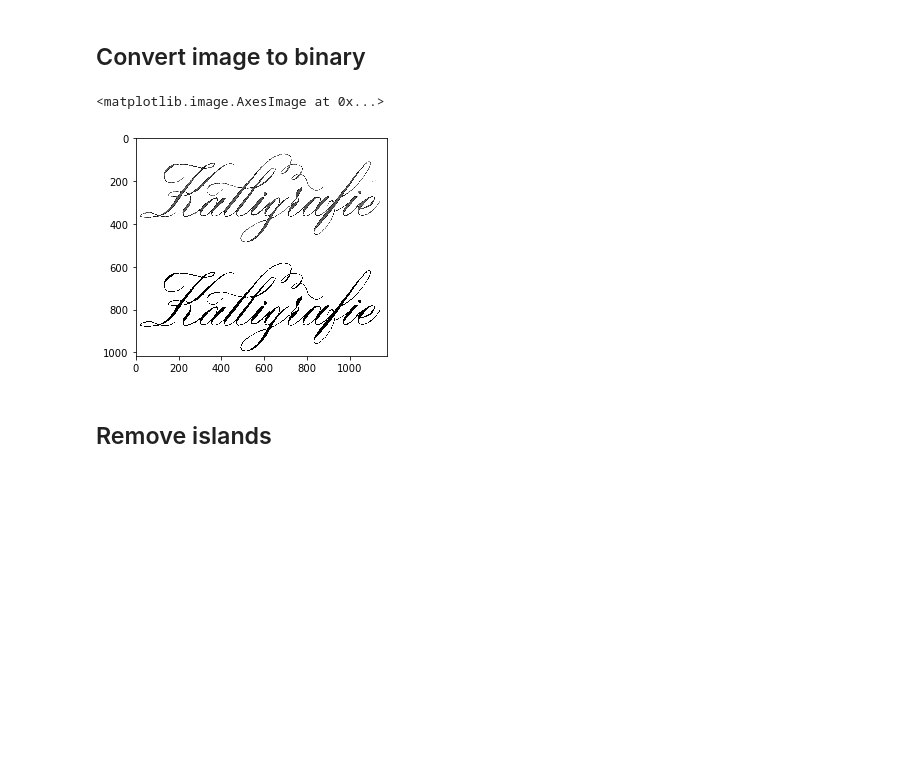
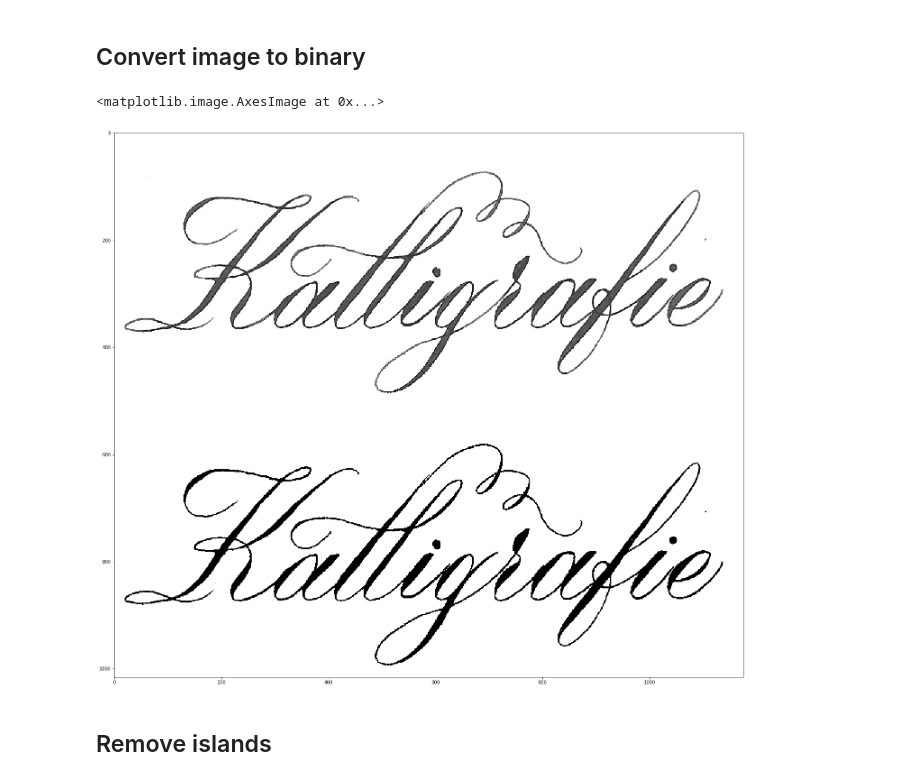
Before and after one commit to wechtits19/calligraphy-vectorization, a Jupyter notebook: improved_vectorization_pipeline.ipynb, the cells around one changed output. Saved outputs shown, nothing was run; the diff lists cells and outputs as text; code cells hidden in the pictures; blank space fills up the shorter version.

```diff
--- a/improved_vectorization_pipeline.ipynb
+++ b/improved_vectorization_pipeline.ipynb
@@ -13,22 +13,22 @@ imshow(image_scan)
 # %%
 import numpy as np
 from skimage.filters import threshold_otsu
 import matplotlib.pyplot as plt
 
 # Set display size of all plt plots
-#plt.rcParams['figure.figsize'] = (25, 25)
+plt.rcParams['figure.figsize'] = (25, 25)
 
 # Use Otsu's thresholding method to determine the threshold
 threshold = threshold_otsu(image_scan)
 
 # Create binary image
 image_binary = image_scan > threshold
 
 # Show the grayscale and binary image
 plt.imshow(np.vstack((image_scan, image_binary)), cmap='gray', interpolation='nearest')
 # %% [output]
 <matplotlib.image.AxesImage at 0x...>
-[figure, old version]
+[figure, new version]
 # %% [markdown]
 ## Remove islands
 # %%
```
Also changed, not shown: parts of 31 cells of this notebook, 2 other files.
